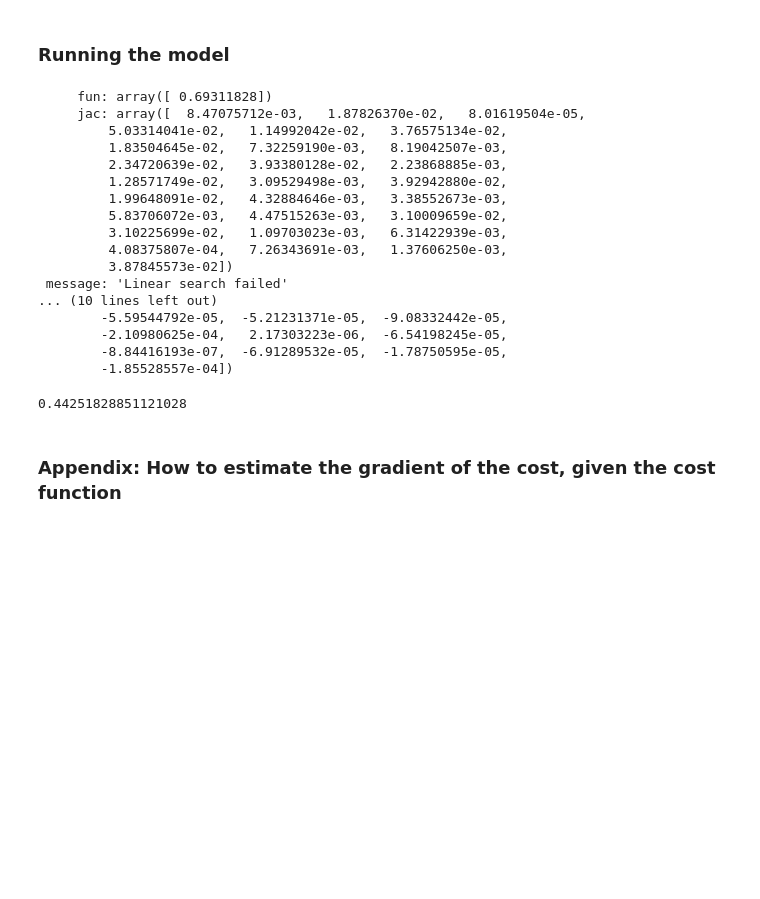
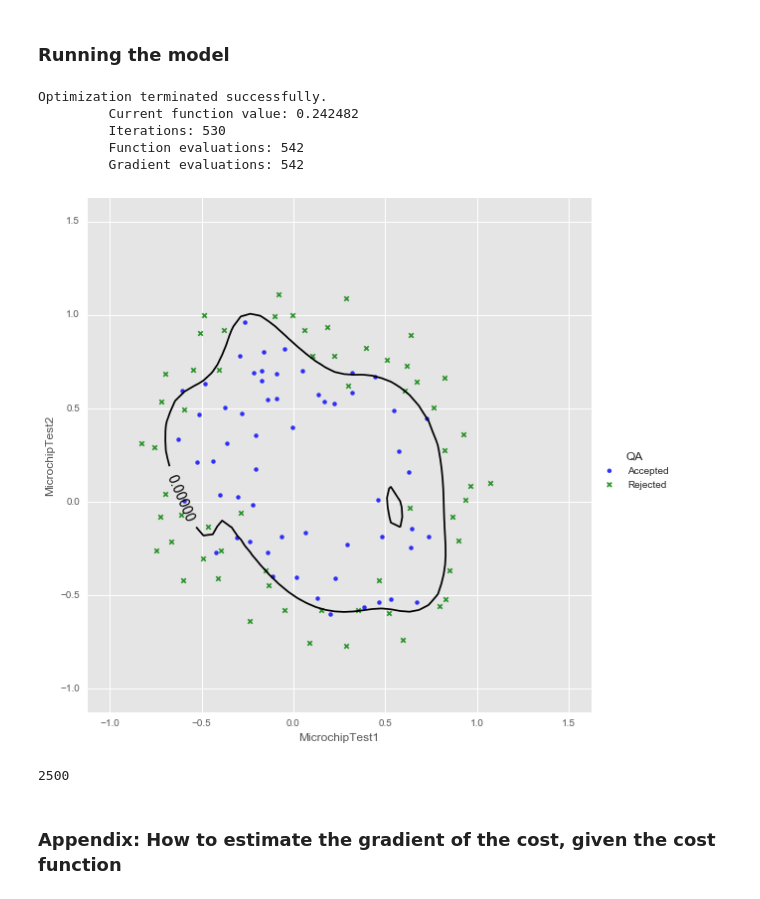
Before and after one commit to FraPochetti/Machine_Learning, a Jupyter notebook: mlclass-ex2-005/mlclass-ex2/Logistic-Regression-numpy.ipynb, the cells around one changed output. Saved outputs shown, nothing was run; the diff lists cells and outputs as text; code cells hidden in the pictures; blank space fills up the shorter version.

```diff
--- a/mlclass-ex2-005/mlclass-ex2/Logistic-Regression-numpy.ipynb
+++ b/mlclass-ex2-005/mlclass-ex2/Logistic-Regression-numpy.ipynb
@@ -174,9 +174,9 @@ def computeCostReg(theta, X, y, lamb):
     m = y.shape[0]
     h_theta = sigmoid(X.dot(theta))
 
-    cost = 1/m * (np.dot(np.log(h_theta).T, -y) + np.dot(np.log(1-h_theta).T, -(1-y))) + (lamb/2*m) * theta.T.dot(theta)
+    cost = 1/m * (np.dot(np.log(h_theta).T, -y) + np.dot(np.log(1-h_theta).T, -(1-y))) + (lamb/2*m) * theta[1:,].T.dot(theta[1:,])
 
-    return cost
+    return np.asscalar(cost.squeeze())
 
 def computeGradientReg(theta, X, y, lamb):
     theta = theta.reshape(-1, 1)
@@ -184,9 +184,34 @@ def computeGradientReg(theta, X, y, lamb):
     h_theta = sigmoid(X.dot(theta))
 
     gradient = 1/m * np.dot(X.T, h_theta - y)
-    gradient[1:,] += lamb/m * theta[1:,]
+    gradient[1:] += lamb/m * theta[1:,]
 
     return gradient.flatten()
+
+def featureNormalize(X):
+    average = np.mean(X, axis=0)
+    sigma = np.std(X, axis= 0)
+    X = (X-average)/sigma
+    return X
+
+def plotDecisionBoundaryReg(X, theta, ax):
+    # generating an evenly spaced grid to evaluate the classifier's predictions
+    u = np.linspace(-1, 1.5, 50)
+    v = np.linspace(-1, 1.5, 50)
+
+    z = np.zeros((len(u), len(v)));
+    # Evaluate z = theta*x over the grid
+    for i in np.arange(len(u)):
+        for j in np.arange(len(v)):
+            z[i,j]= np.dot(mapFeature(np.atleast_1d(u[i]).reshape(-1,1), np.atleast_1d(v[j]).reshape(-1,1), 6), theta.x)
+
+    cs = ax.contour(u, v, z.T, linewidth=4, levels=[0], colors='k')
+    plt.clabel(cs,
+               inline=1,
+               fmt='%1.5f',
+               fontsize=14)
+    plt.show()
+    return z
 # %% [markdown]
 ### Running the model
 # %%
@@ -206,25 +226,0 @@ theta = optimize.minimize(fun=computeCostReg, x0=initial_theta, args=(X_expanded
-# %%
-theta
-# %% [output]
-     fun: array([ 0.69311828])
-     jac: array([  8.47075712e-03,   1.87826370e-02,   8.01619504e-05,
-         5.03314041e-02,   1.14992042e-02,   3.76575134e-02,
-         1.83504645e-02,   7.32259190e-03,   8.19042507e-03,
-         2.34720639e-02,   3.93380128e-02,   2.23868885e-03,
-         1.28571749e-02,   3.09529498e-03,   3.92942880e-02,
-         1.99648091e-02,   4.32884646e-03,   3.38552673e-03,
-         5.83706072e-03,   4.47515263e-03,   3.10009659e-02,
-         3.10225699e-02,   1.09703023e-03,   6.31422939e-03,
-         4.08375807e-04,   7.26343691e-03,   1.37606250e-03,
-         3.87845573e-02])
- message: 'Linear search failed'
-... (10 lines left out)
-        -5.59544792e-05,  -5.21231371e-05,  -9.08332442e-05,
-        -2.10980625e-04,   2.17303223e-06,  -6.54198245e-05,
-        -8.84416193e-07,  -6.91289532e-05,  -1.78750595e-05,
-        -1.85528557e-04])
-# %%
-from scipy.optimize import check_grad
-check_grad(computeCostReg, computeGradientReg, initial_theta, X_expanded, y, lamb)
-# %% [output]
-0.44251828851121028
@@ -233,3 +227,24 @@ theta
+# %%
+lamb = 0
+
+theta = optimize.minimize(fun=computeCostReg, x0=initial_theta.squeeze(), args=(X_expanded, y, lamb),
+                          method='BFGS', jac=approxGradientReg, options=dict(disp=True))
+
+g = sns.lmplot("MicrochipTest1", "MicrochipTest2", hue="QA",
+               data=microchips, markers=["o", "x"], fit_reg=False, size=8, palette=dict(Rejected="g", Accepted="b"))
+ax = g.ax
+z = plotDecisionBoundaryReg(X, theta, ax)
+# %% [output]
+Optimization terminated successfully.
+         Current function value: 0.242482
+         Iterations: 530
+         Function evaluations: 542
+         Gradient evaluations: 542
+[figure, added]
+# %%
+(z < 1e-10).sum()
+# %% [output]
+2500
 # %% [markdown]
 ### Appendix: How to estimate the gradient of the cost, given the cost function
 # %% [markdown]
```
Also changed, not shown: parts of 8 cells of this notebook.
